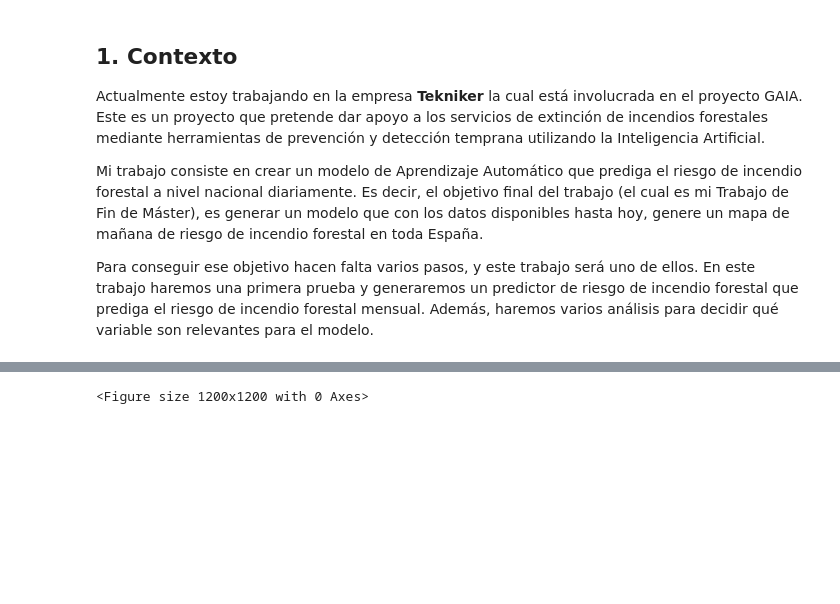
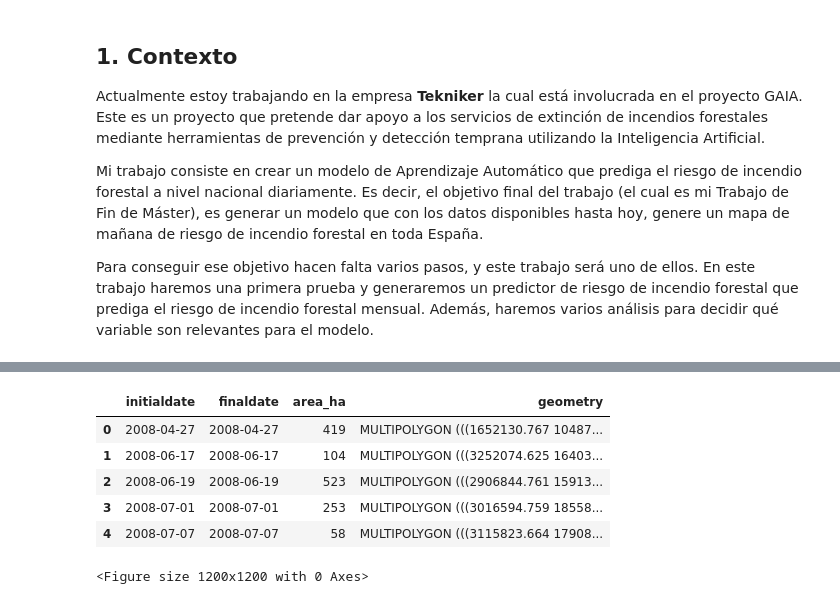
Before and after one commit to JulenErcibengoa/Aprendizaje_Automatico_Avanzado, a Jupyter notebook: src/main.ipynb, the cells around one changed output, grey strips where cells are left out. Saved outputs shown, nothing was run; the diff lists cells and outputs as text; code cells hidden in the pictures; blank space fills up the shorter version.

```diff
--- a/src/main.ipynb
+++ b/src/main.ipynb
@@ -26,6 +30,14 @@ Aunque ahora vayamos a visualizar estas fuentes de datos, para construir el "dat
 # %%
 import geopandas as gpd
 gdf_fires = gpd.read_file("../data/Variables/EFFIS_historical_postprocessed.json")
+gdf_fires.head()
+# %% [output]
+|  | initialdate | finaldate | area_ha | geometry |
+| 0 | 2008-04-27 | 2008-04-27 | 419 | MULTIPOLYGON (((1652130.767 10487... |
+| 1 | 2008-06-17 | 2008-06-17 | 104 | MULTIPOLYGON (((3252074.625 16403... |
+| 2 | 2008-06-19 | 2008-06-19 | 523 | MULTIPOLYGON (((2906844.761 15913... |
+| 3 | 2008-07-01 | 2008-07-01 | 253 | MULTIPOLYGON (((3016594.759 18558... |
+| 4 | 2008-07-07 | 2008-07-07 | 58 | MULTIPOLYGON (((3115823.664 17908... |
 # %%
 import contextily as ctx
 import matplotlib.pyplot as plt
```
Also changed, not shown: parts of 29 cells of this notebook, 1 other file.
